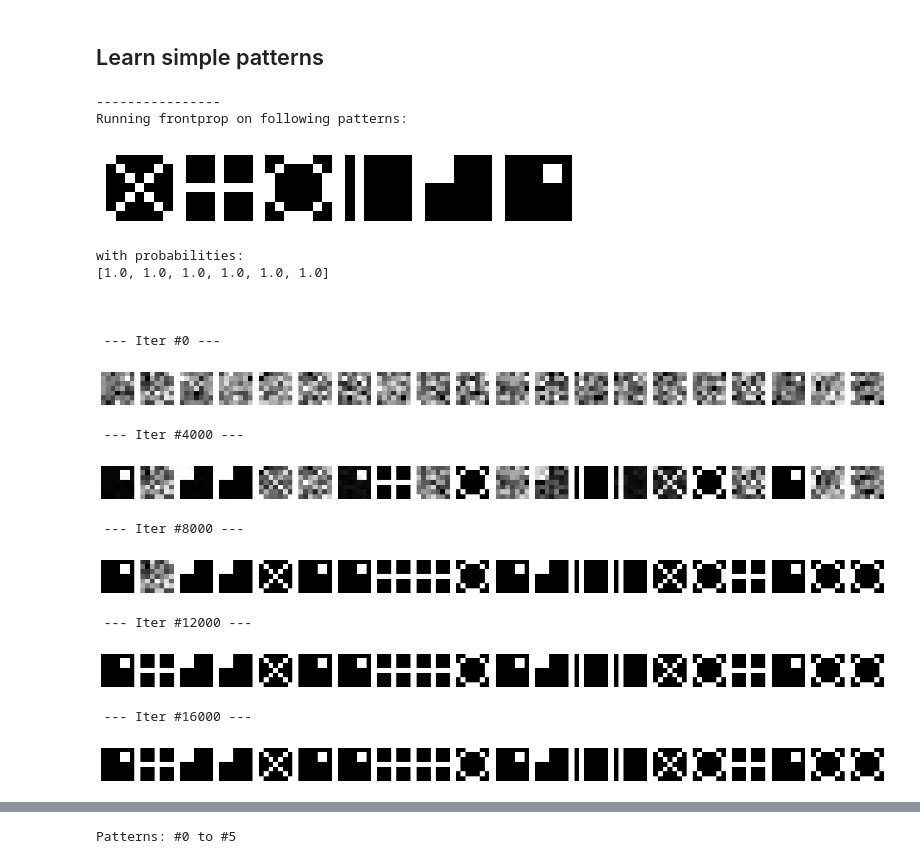
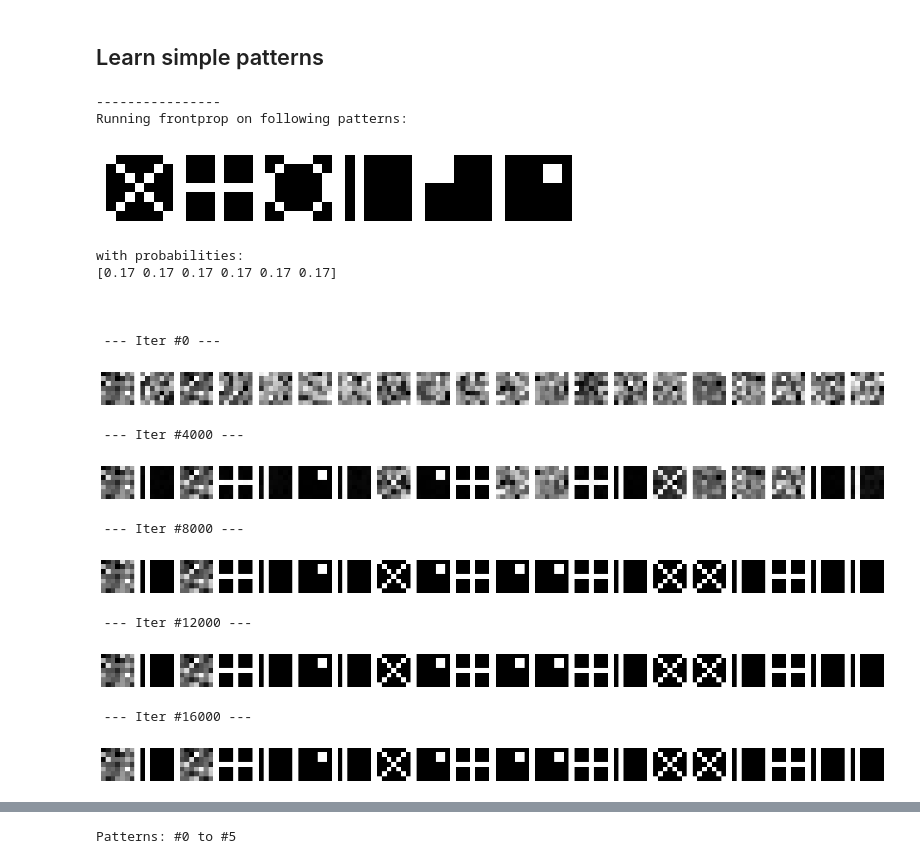
Before and after one commit to rohrl/frontprop, a Jupyter notebook: analysis_simple_patterns.ipynb, the cells around one changed output, grey strips where cells are left out. Cells and saved outputs as stored; diff of their text form; code cells hidden in the pictures.

```diff
--- a/analysis_simple_patterns.ipynb
+++ b/analysis_simple_patterns.ipynb
@@ -39,14 +39,15 @@ np.set_printoptions(formatter={'float': lambda x: "{0:0.2f}".format(x)})
 # %%
 
 def single_layer_frontprop_run(in_size, out_size, iterations, patterns_probs, pattern_noise, device, report_count=5):
+
     report_interval = 0 if report_count == 0 else int(iterations / report_count)
 
     layer = fp.FpLinear(in_size, out_size, device=device)
 
     if report_interval > 0:
         print("\n----------------\nRunning frontprop on following patterns:")
-        plot_matrix(DIMS, *SimplePatterns.get_all_patterns())
-        print(f"with probabilities:\n{PROBS}\n\n")
+        plot_matrix(dims, *SimplePatterns.get_all_patterns())
+        print(f"with probabilities:\n{patterns_probs}\n\n")
 
     for i in range(iterations):
 
@@ -57,7 +58,7 @@ def single_layer_frontprop_run(in_size, out_size, iterations, patterns_probs, pa
 
         if report_interval > 0 and i % report_interval == 0:
             print(f"\n --- Iter #{i} --- ")
-            plot_matrix(DIMS, *([layer.weight[i] for i in range(NEURONS)]))
+            plot_matrix(dims, *([layer.weight[i] for i in range(neurons)]))
             # print("Layer outputs:")
             # print(out)
             # print("for input")
@@ -67,40 +68,41 @@ def single_layer_frontprop_run(in_size, out_size, iterations, patterns_probs, pa
 # %%
 import torch_module as fp
 
-DIMS = SimplePatterns.get_pattern_dims()
-ITERS = 20000  # 50000
-NEURONS = 20
+dims = SimplePatterns.get_pattern_dims()
+iters = 20000  # 50000
+neurons = 20
 
-NOISE = 0.0
-PROBS = [1.0] * SimplePatterns.get_all_patterns_count()
-# PROBS = [10,1,1,1,1,1]
+noise_rate = 0.0
+pattern_probs = [1.0] * SimplePatterns.get_all_patterns_count()
+# pattern_probs = [10,1,1,1,1,1]
+pattern_probs /= np.sum(pattern_probs)
 
 # train the layer
-layer = single_layer_frontprop_run(DIMS[0] * DIMS[1],
-                                   NEURONS,
-                                   ITERS,
-                                   PROBS,
-                                   NOISE,
+layer = single_layer_frontprop_run(dims[0] * dims[1],
+                                   neurons,
+                                   iters,
+                                   pattern_probs,
+                                   noise_rate,
                                    device, report_count=5)
 # %% [output]
 ----------------
 Running frontprop on following patterns:
 [figure]
 with probabilities:
-[1.0, 1.0, 1.0, 1.0, 1.0, 1.0]
+[0.17 0.17 0.17 0.17 0.17 0.17]
 
 
 
  --- Iter #0 ---
-[figure, old version]
+[figure, new version]
  --- Iter #4000 ---
-[figure, old version]
+[figure, new version]
  --- Iter #8000 ---
-[figure, old version]
+[figure, new version]
  --- Iter #12000 ---
-[figure, old version]
+[figure, new version]
  --- Iter #16000 ---
-[figure, old version]
+[figure, new version]
 # %%
 
 def count_active_per_pattern(layer, device):
```
Also changed, not shown: parts of 4 cells of this notebook.
